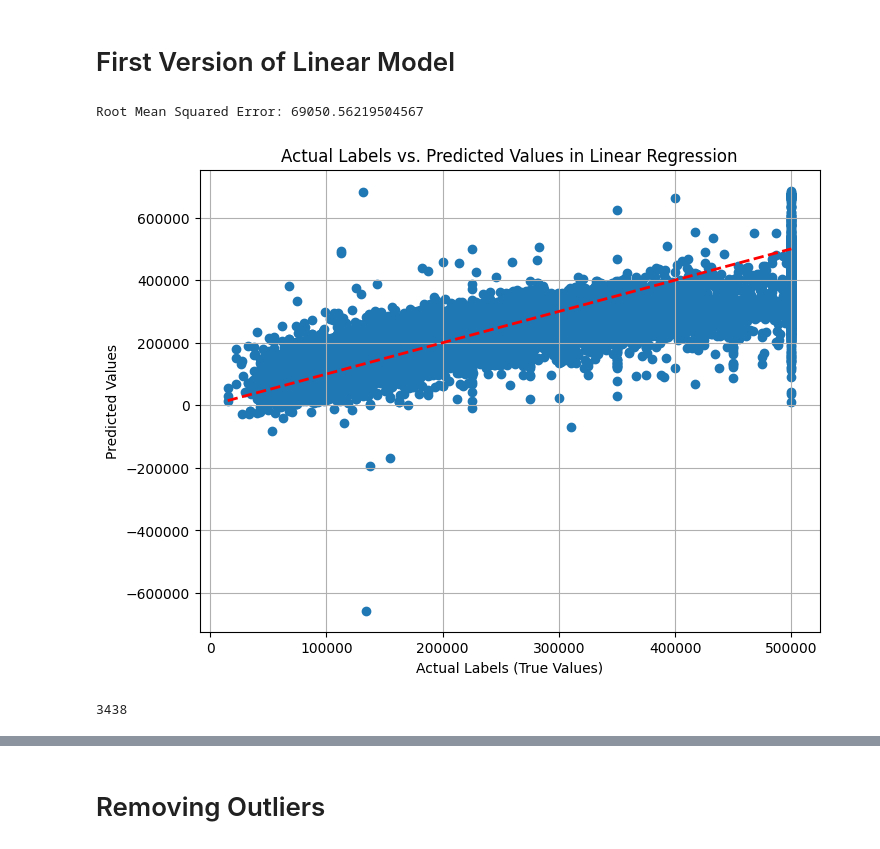
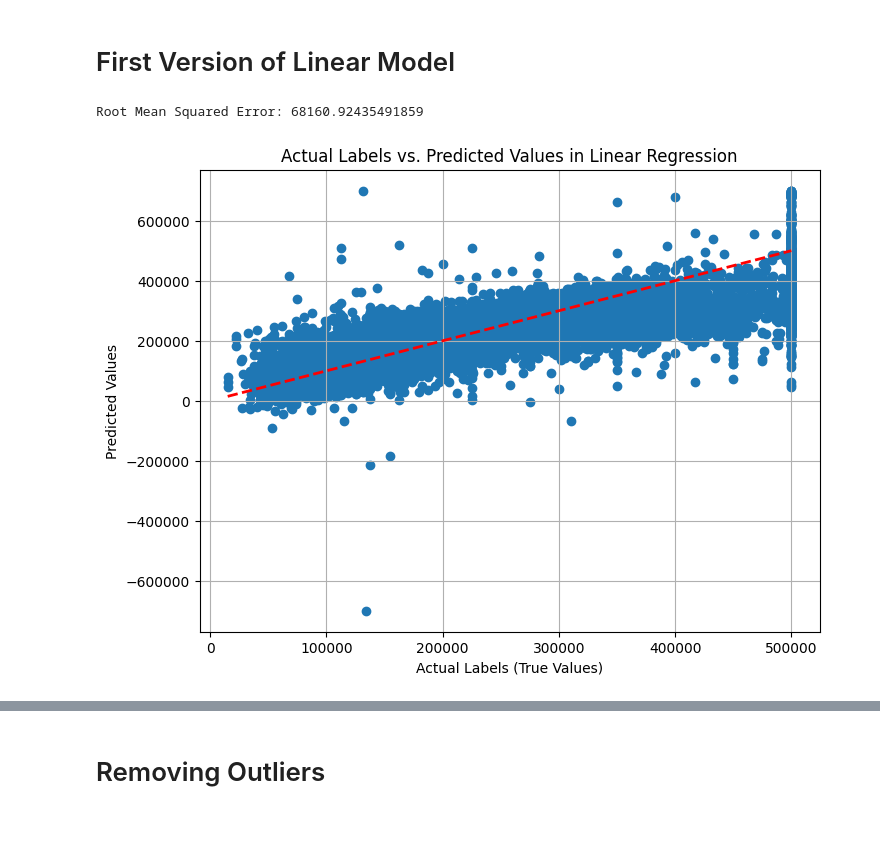
Before and after one commit to danilorr/california-housing-prediction, a Jupyter notebook: linear_model.ipynb, the cells around one changed output, grey strips where cells are left out. Cells and saved outputs as stored; diff of their text form; code cells hidden in the pictures.

```diff
--- a/linear_model.ipynb
+++ b/linear_model.ipynb
@@ -335,39 +263,40 @@ array([[-0.94135046,  1.34743822,  0.02756357, ...,  0.        ,
 # %% [markdown]
 # First Version of Linear Model
 # %%
+num_pipeline = Pipeline([
+    ('imputer', SimpleImputer(strategy="median")),
+    ('std_scaler', StandardScaler()),
+])
+
+num_attribs = list(df.drop("ocean_proximity", axis=1))
+cat_attribs = ["ocean_proximity"]
+
+full_pipeline = ColumnTransformer([
+    ("num", num_pipeline, num_attribs),
+    ("cat", OneHotEncoder(), cat_attribs),
+])
+
+df_prepared = full_pipeline.fit_transform(df)
+
 lin_reg = LinearRegression()
 lin_reg.fit(df_prepared, df_labels)
-
-# some_data = full_pipeline.transform(df.iloc[:5])
-# some_labels = df_labels.iloc[:5]
-# predictions = lin_reg.predict(some_data)
-
-# predict_dict = {}
-# for i in range(len(some_data)):
-#     predict_dict[some_labels.iloc[i]] = predictions[i]
-
-# print("Prediction dict:", predict_dict)
 
 y_test = df_labels
 y_pred = lin_reg.predict(df_prepared)
 
 mse = mean_squared_error(y_test, y_pred)
 rmse = np.sqrt(mse)
 
 print("Root Mean Squared Error:", rmse)
 
 plt.figure(figsize=(8, 6))
 plt.scatter(y_test, y_pred, alpha=1) # Plot actual labels vs predicted values
 plt.plot([y_test.min(), y_test.max()], [y_test.min(), y_test.max()], 'r--', lw=2) # Add a perfect prediction line (red dashed)
 plt.xlabel("Actual Labels (True Values)")
 plt.ylabel("Predicted Values")
 plt.title("Actual Labels vs. Predicted Values in Linear Regression")
 plt.grid(True)
 plt.show()
 # %% [output]
-Root Mean Squared Error: 69050.56219504567
+Root Mean Squared Error: 68160.92435491859
-[figure, old version]
+[figure, new version]
-# %%
-np.argmin(y_pred)
-# %% [output]
-3438
```
Also changed, not shown: parts of 22 cells of this notebook.
